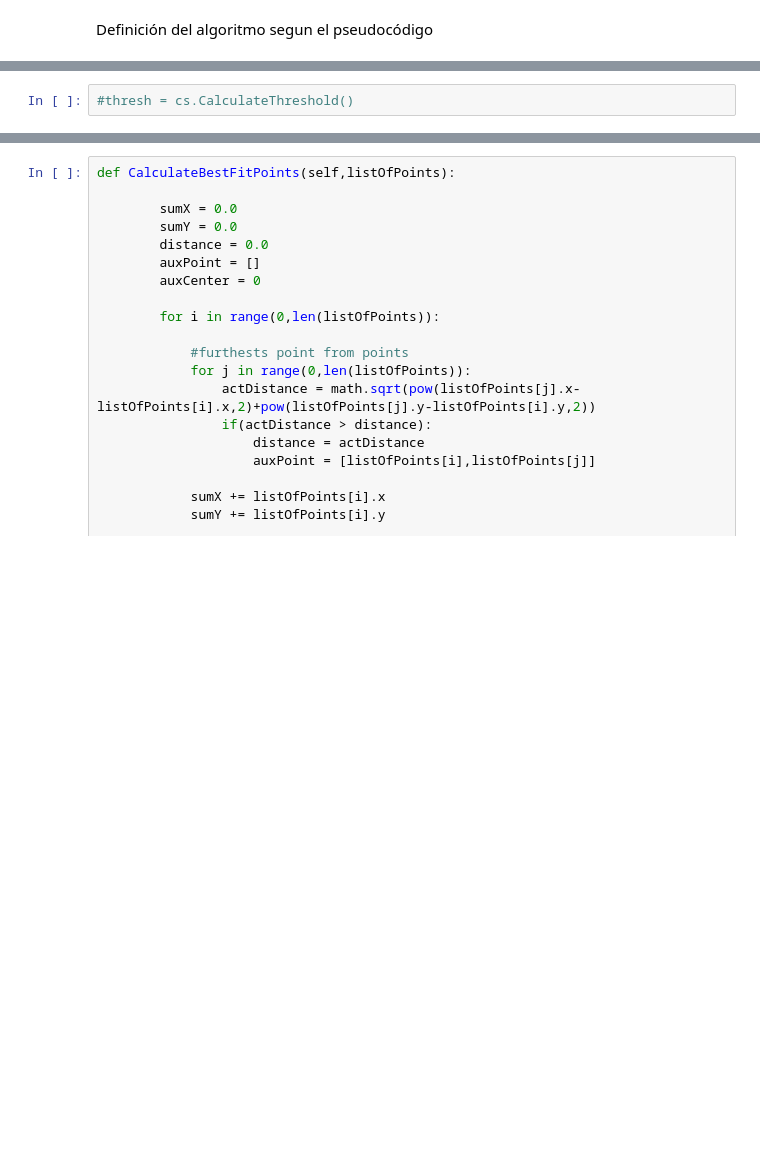
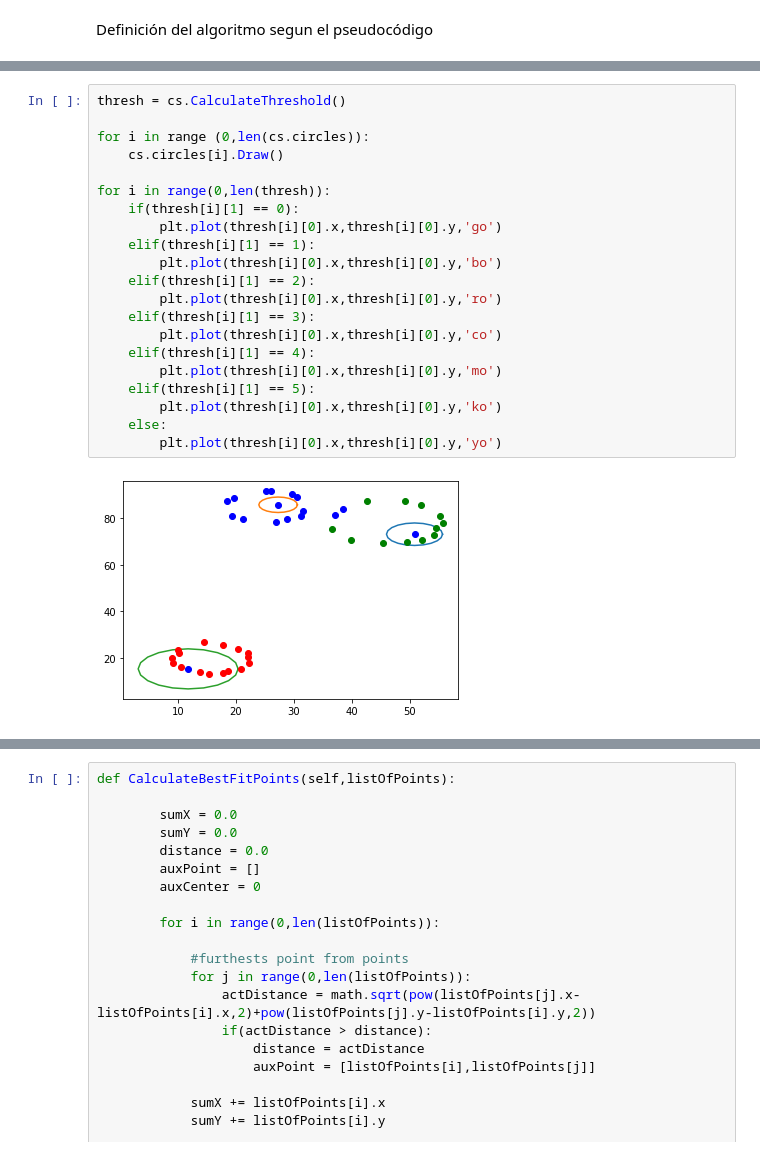
Before and after one commit to ClusteringIA/Clustering, a Jupyter notebook: Proyecto IA.ipynb, the cells around one changed output, grey strips where cells are left out. Drawn from its saved outputs; the diff is of its cells as text; blank space fills up the shorter version.

```diff
--- a/Proyecto IA.ipynb
+++ b/Proyecto IA.ipynb
@@ -413,5 +473,26 @@ print(len(cs.circles))
-# %%
-#thresh = cs.CalculateThreshold()
+# %%
+thresh = cs.CalculateThreshold()
+
+for i in range (0,len(cs.circles)):
+    cs.circles[i].Draw()
+
+for i in range(0,len(thresh)):
+    if(thresh[i][1] == 0):
+        plt.plot(thresh[i][0].x,thresh[i][0].y,'go')
+    elif(thresh[i][1] == 1):
+        plt.plot(thresh[i][0].x,thresh[i][0].y,'bo')
+    elif(thresh[i][1] == 2):
+        plt.plot(thresh[i][0].x,thresh[i][0].y,'ro')
+    elif(thresh[i][1] == 3):
+        plt.plot(thresh[i][0].x,thresh[i][0].y,'co')
+    elif(thresh[i][1] == 4):
+        plt.plot(thresh[i][0].x,thresh[i][0].y,'mo')
+    elif(thresh[i][1] == 5):
+        plt.plot(thresh[i][0].x,thresh[i][0].y,'ko')
+    else:
+        plt.plot(thresh[i][0].x,thresh[i][0].y,'yo')
+# %% [output]
+[figure, added]
 # %%
 circ = Circle(Point(5,5),5,50)
 
```
Also changed, not shown: parts of 16 cells of this notebook, 2 other files.
